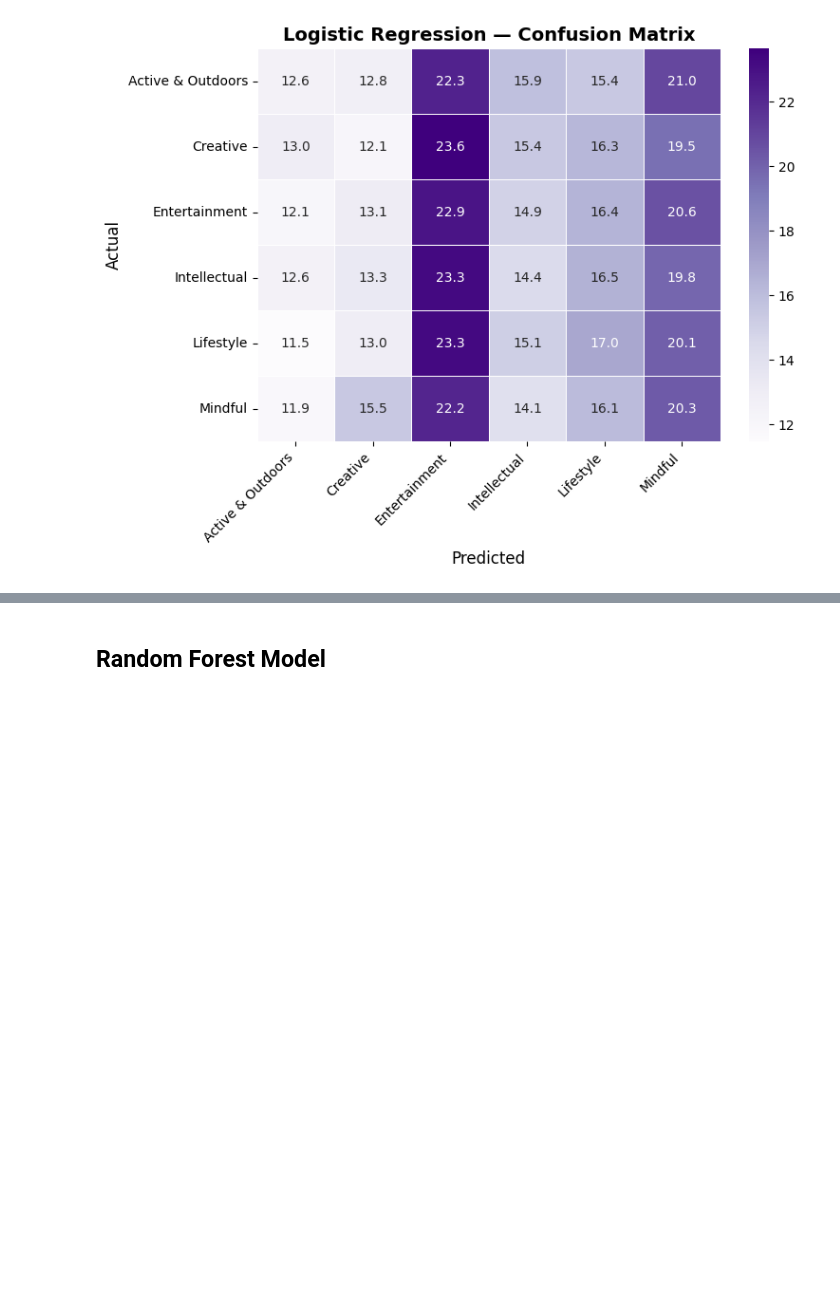
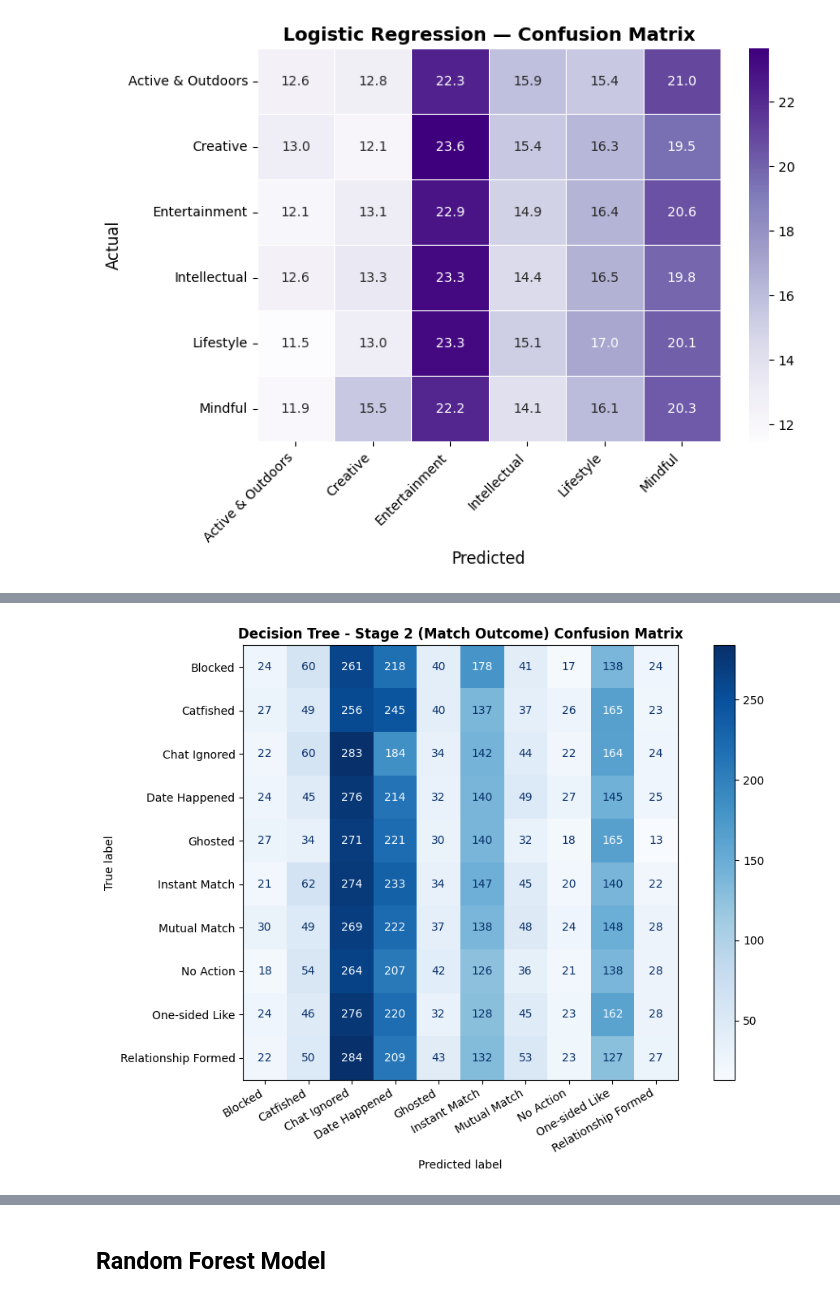
Before and after one commit to Lievaashini/Lieva---ML, a Jupyter notebook: wid3006_assignment_data_cleaning.ipynb, the cells around one changed output, grey strips where cells are left out. Saved outputs shown, nothing was run; the diff lists cells and outputs as text; code cells hidden in the pictures; blank space fills up the shorter version.

```diff
--- a/wid3006_assignment_data_cleaning.ipynb
+++ b/wid3006_assignment_data_cleaning.ipynb
@@ -582,0 +582,17 @@ for name, model in models.items():
+# %%
+from sklearn.preprocessing import LabelEncoder
+
+_, _, _yi_tr, _yi_te, ym_train, ym_test = train_test_split(
+    df.drop(columns=['interest_group']),
+    df['interest_group'],
+    df['match_outcome'],
+    test_size=0.2, random_state=42
+)
+
+ym_train = ym_train[_yi_tr.notna().values].reset_index(drop=True)
+ym_test  = ym_test[_yi_te.notna().values].reset_index(drop=True)
+
+le_feat = LabelEncoder().fit(list(interest_to_group.values()))
+
+print("match train:", ym_train.shape, "| match test:", ym_test.shape)
+print("interest train:", y_train.shape, "| interest test:", y_test.shape)
@@ -750,0 +656,68 @@ Full model accuracy (10-level):        9.86 %
+# %%
+# ============================================================
+#  DECISION TREE — STAGE 2: PREDICT MATCH OUTCOME
+#  (using Stage 1 outcome: predicted interest + behavioural features)
+# ============================================================
+
+# ── Build Stage 2 features: behaviour + predicted interest ──
+X2_train = X_train_final.copy()
+X2_test  = X_test_final.copy()
+X2_train['predicted_interest'] = le_feat.transform(dt_pred_train)
+X2_test['predicted_interest']  = le_feat.transform(dt_pred_test)
+
+# ── Train the model ─────────────────────────────────────────
+dt_s2 = DecisionTreeClassifier(
+    criterion='entropy',
+    max_depth=10,
+    min_samples_split=5,
+    min_samples_leaf=3,
+    class_weight='balanced',
+    random_state=42
+)
+dt_s2.fit(X2_train, ym_train)
+dt_s2_pred = dt_s2.predict(X2_test)
+
+# ── Accuracy & classification report ────────────────────────
+print("Decision Tree (Match Outcome) Accuracy:",
+      round(accuracy_score(ym_test, dt_s2_pred) * 100, 2), "%")
+print(classification_report(ym_test, dt_s2_pred))
+
+# ── Confusion matrix ────────────────────────────────────────
+cm = confusion_matrix(ym_test, dt_s2_pred, labels=list(dt_s2.classes_))
+disp = ConfusionMatrixDisplay(cm, display_labels=list(dt_s2.classes_))
+
+fig, ax = plt.subplots(figsize=(10, 7))
+disp.plot(ax=ax, cmap='Blues', colorbar=True)
+plt.title("Decision Tree - Stage 2 (Match Outcome) Confusion Matrix", fontweight='bold')
+plt.xticks(rotation=30, ha='right')
+plt.tight_layout()
+plt.show()
+
+# ── Simplified tree visualization (3-level view) ────────────
+viz_s2 = DecisionTreeClassifier(
+    criterion='entropy',
+    max_depth=3,
+    min_samples_leaf=15,
+    class_weight='balanced',
+    random_state=42
+)
+viz_s2.fit(X2_train, ym_train)
+
+fig, ax = plt.subplots(figsize=(26, 12))
+plot_tree(
+    viz_s2,
+    feature_names=X2_train.columns,
+    class_names=list(viz_s2.classes_),
+    filled=True,
+    rounded=True,
+    fontsize=11,
+    impurity=False,
+    proportion=True,
+    ax=ax
+)
+plt.title("Decision Tree - Stage 2 (Match Outcome) — Simplified 3-Level View",
+          fontsize=18, fontweight='bold', pad=20)
+plt.tight_layout()
+plt.savefig('dt_stage2_tree.png', dpi=150, bbox_inches='tight')
+plt.show()
+# %% [output]
@@ -750,0 +741 @@ Full model accuracy (10-level):        9.86 %
+[figure, added]
```
Also changed, not shown: parts of 12 cells of this notebook.
